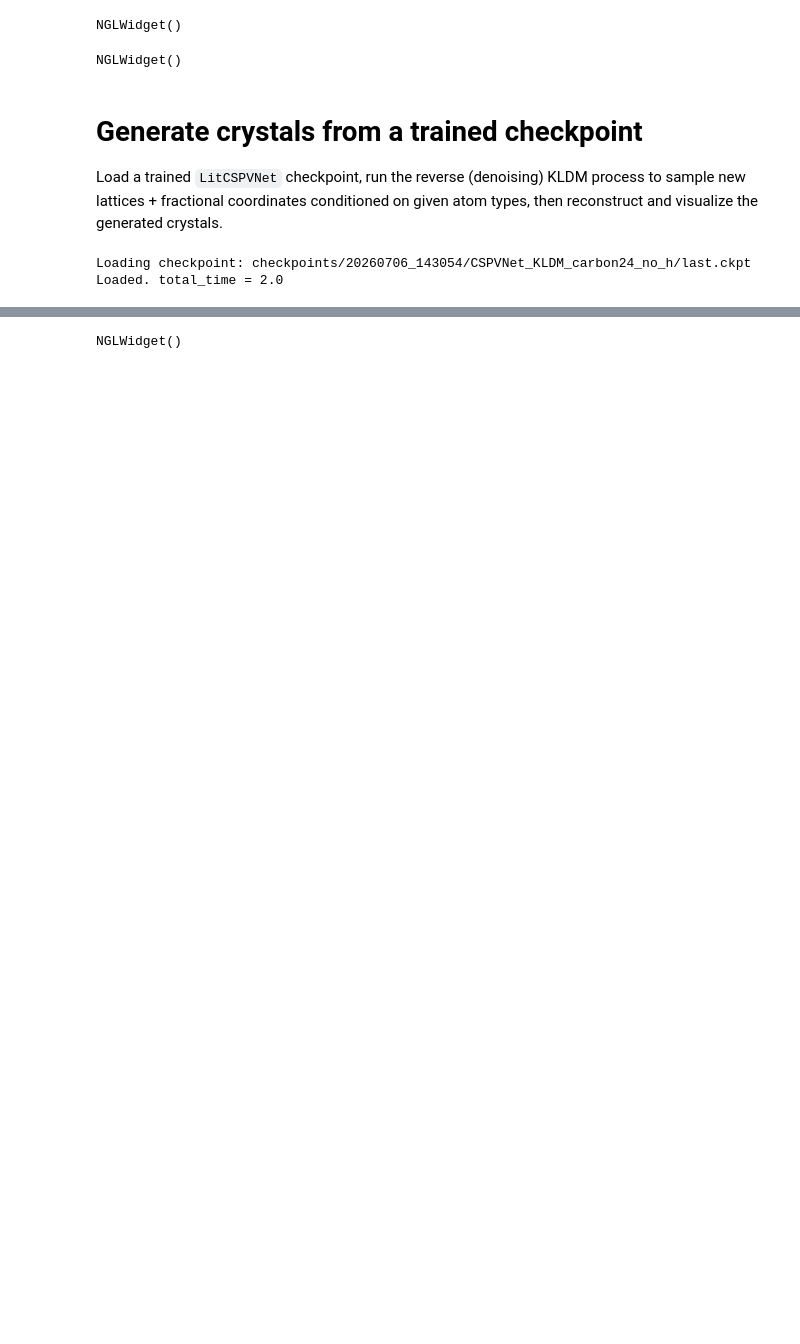
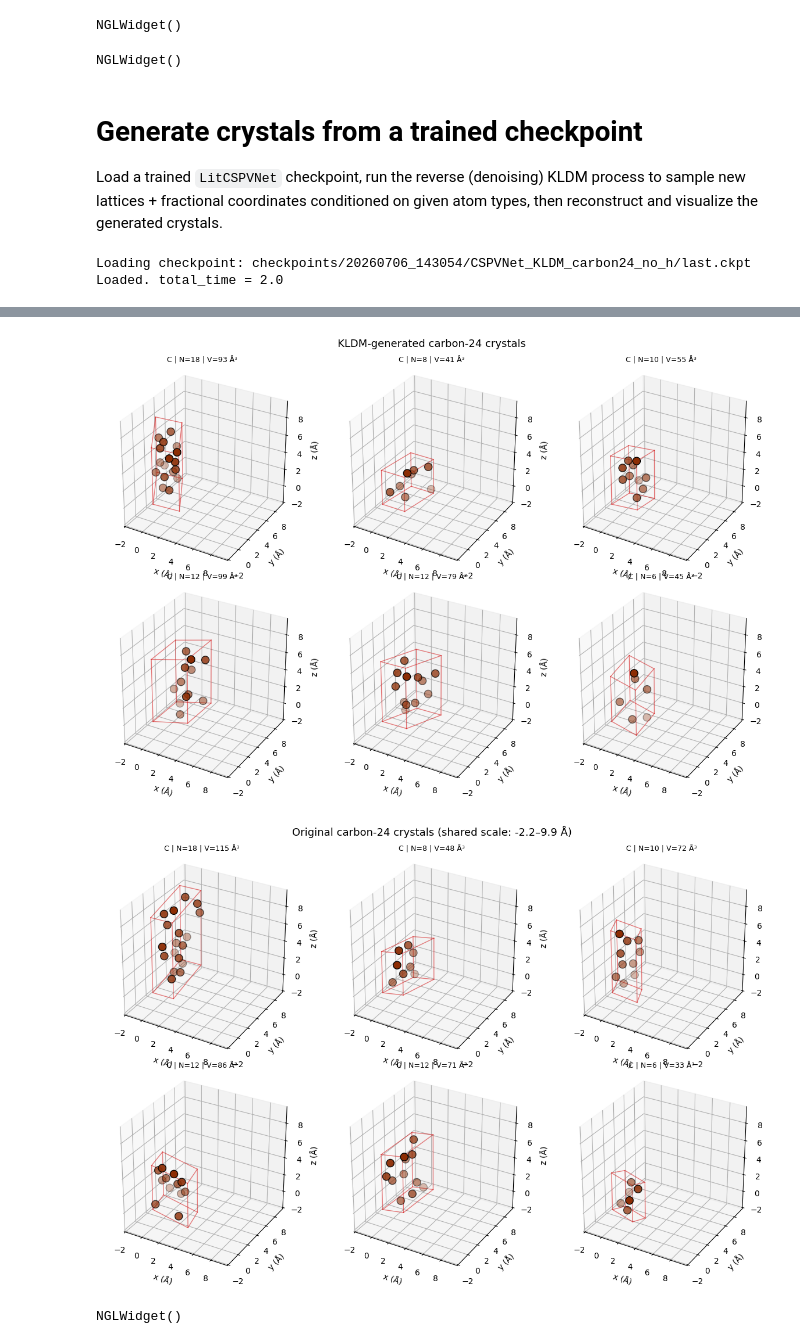
Before and after one commit to MateosCz/diffusion-playground, a Jupyter notebook: materialdata_analysis.ipynb, the cells around one changed output, grey strips where cells are left out. Cells and saved outputs as stored; diff of their text form; code cells hidden in the pictures; blank space fills up the shorter version.

```diff
--- a/materialdata_analysis.ipynb
+++ b/materialdata_analysis.ipynb
@@ -304,33 +295,46 @@ def _structure_bounds(structure):
 
 _mins = np.array([_structure_bounds(s)[0] for s in orig_structures])
 _maxs = np.array([_structure_bounds(s)[1] for s in orig_structures])
 _lo, _hi = float(_mins.min()), float(_maxs.max())
 
 
 def plot_structure_scaled(ax, structure, lo, hi, title=""):
     """Like plot_structure but keeps a shared, true Angstrom scale on the axes."""
     L = np.asarray(structure.lattice.matrix)
     coords = np.asarray(structure.cart_coords)
     ax.scatter(coords[:, 0], coords[:, 1], coords[:, 2],
                s=90, c="#8c2d04", edgecolors="k", depthshade=True)
     for a, b in _cell_edges(L):
         ax.plot(*zip(a, b), color="tab:red", lw=1.0, alpha=0.6)
     ax.set_title(title, fontsize=9)
     ax.set_xlabel("x (Å)"); ax.set_ylabel("y (Å)"); ax.set_zlabel("z (Å)")
     ax.set_xlim(lo, hi); ax.set_ylim(lo, hi); ax.set_zlim(lo, hi)
     ax.set_box_aspect((1, 1, 1))
 
+ncols = 3
+nrows = (len(gen_structures) + ncols - 1) // ncols
+fig = plt.figure(figsize=(4 * ncols, 4 * nrows))
+for i, s in enumerate(gen_structures):
+    ax = fig.add_subplot(nrows, ncols, i + 1, projection="3d")
+    plot_structure_scaled(ax, s, _lo, _hi, title=f"{s.composition.reduced_formula} | N={len(s)} | V={s.volume:.0f} Å³")
+fig.suptitle("KLDM-generated carbon-24 crystals", fontsize=13)
+fig.tight_layout()
+plt.show()
+
 
 ncols = 3
 nrows = (len(orig_structures) + ncols - 1) // ncols
 fig = plt.figure(figsize=(4 * ncols, 4 * nrows))
 for i, s in enumerate(orig_structures):
     ax = fig.add_subplot(nrows, ncols, i + 1, projection="3d")
     plot_structure_scaled(ax, s, _lo, _hi,
                           title=f"{s.composition.reduced_formula} | N={len(s)} | V={s.volume:.0f} Å³")
 fig.suptitle(f"Original carbon-24 crystals (shared scale: {_lo:.1f}–{_hi:.1f} Å)", fontsize=13)
 fig.tight_layout()
 plt.show()
+# %% [output]
+[figure, added]
+[figure, added]
 # %%
 # Interactive 3D view of a single generated crystal (2x2x2 supercell to show
 # the periodic packing). Change the index to inspect other samples.
```
Also changed, not shown: parts of 4 cells of this notebook, 4 other files.
